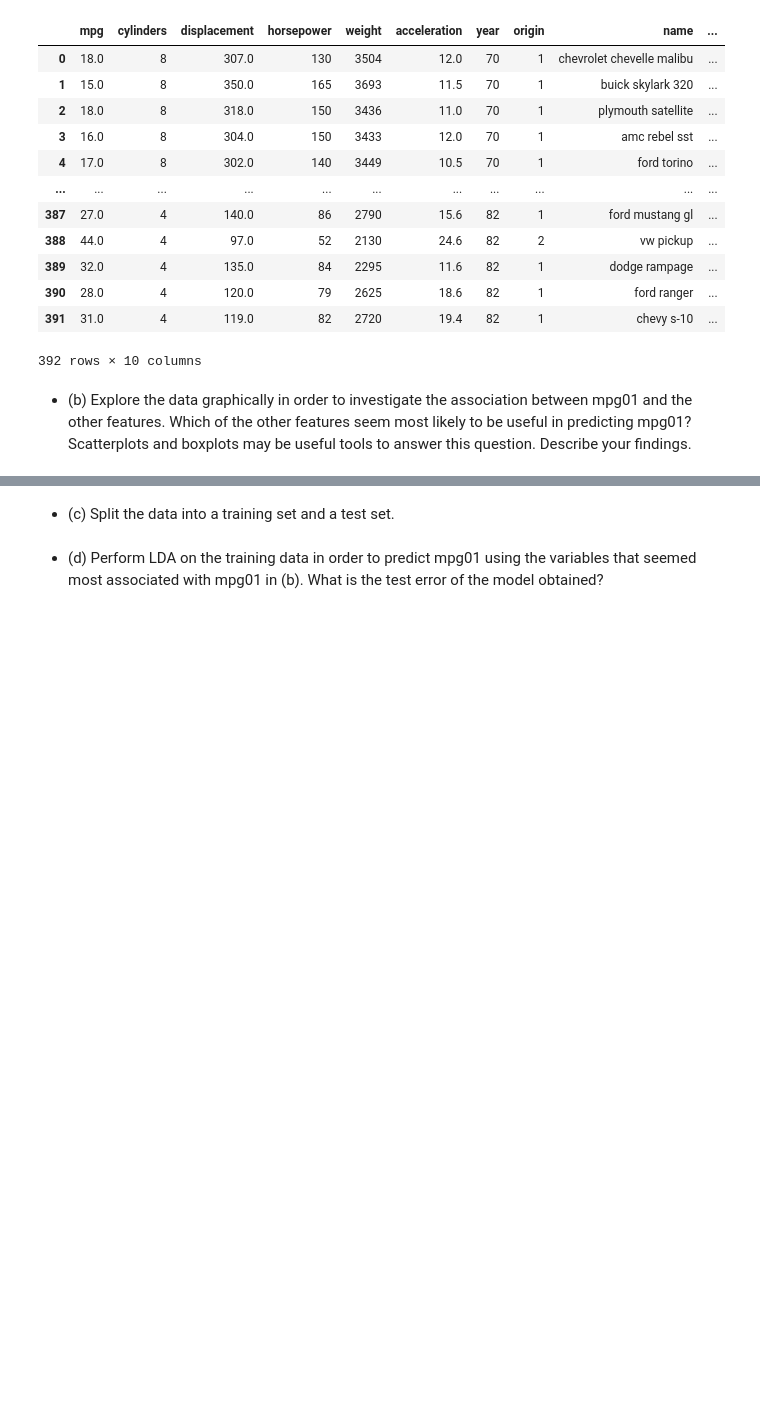
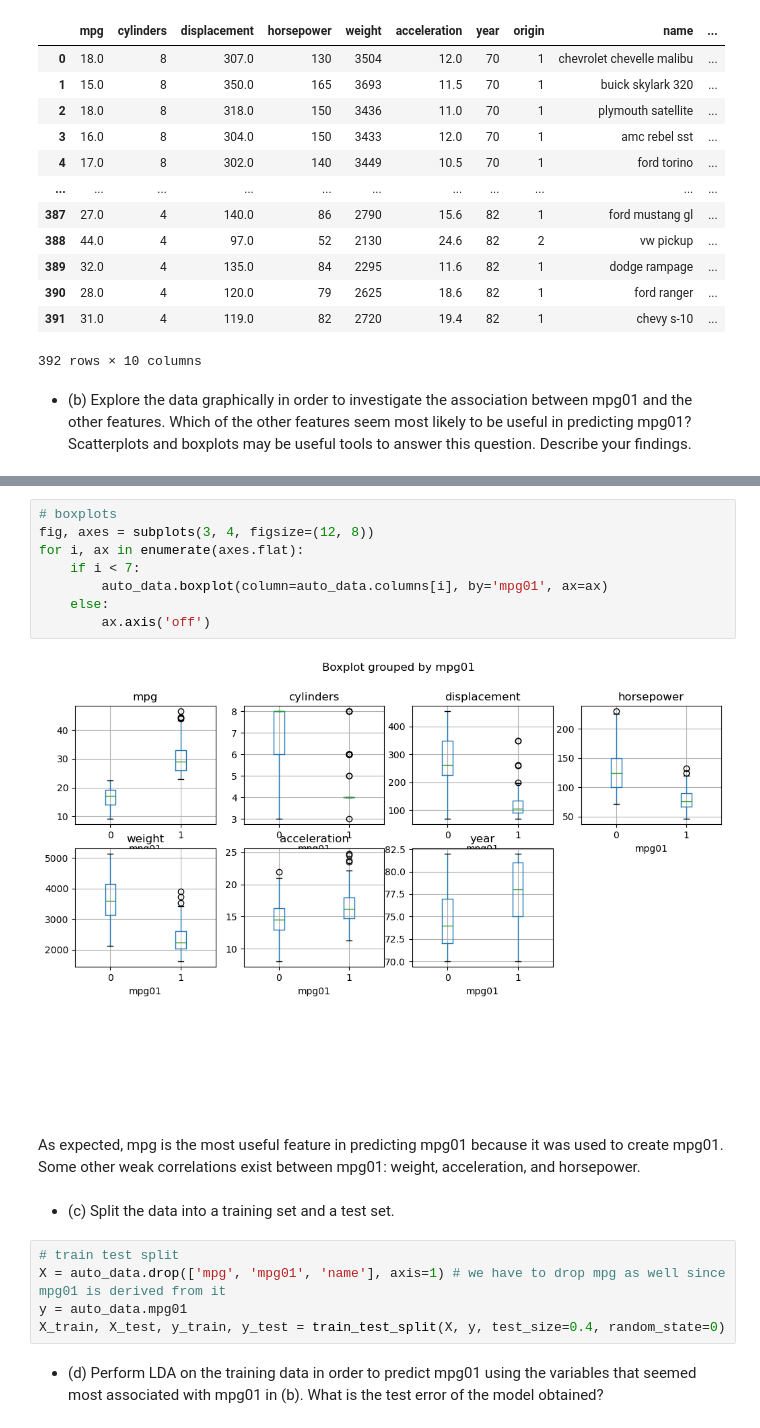
Before and after one commit to cake-dev/AdvDataScience, a Jupyter notebook: ch4hw.ipynb, the cells around one changed output, grey strips where cells are left out. Cells and saved outputs as stored; diff of their text form; blank space fills up the shorter version.

```diff
--- a/ch4hw.ipynb
+++ b/ch4hw.ipynb
@@ -372,5 +371,22 @@ TypeError: no numeric data to plot
+# %%
+# boxplots
+fig, axes = subplots(3, 4, figsize=(12, 8))
+for i, ax in enumerate(axes.flat):
+    if i < 7:
+        auto_data.boxplot(column=auto_data.columns[i], by='mpg01', ax=ax)
+    else:
+        ax.axis('off')
+# %% [output]
+[figure, added]
+# %% [markdown]
+As expected, mpg is the most useful feature in predicting mpg01 because it was used to create mpg01. Some other weak correlations exist between mpg01: weight, acceleration, and horsepower.
 # %% [markdown]
 - (c) Split the data into a training set and a test set.
+# %%
+# train test split
+X = auto_data.drop(['mpg', 'mpg01', 'name'], axis=1) # we have to drop mpg as well since mpg01 is derived from it
+y = auto_data.mpg01
+X_train, X_test, y_train, y_test = train_test_split(X, y, test_size=0.4, random_state=0)
 # %% [markdown]
 - (d) Perform LDA on the training data in order to predict mpg01
 using the variables that seemed most associated with mpg01 in
```
Also changed, not shown: parts of 11 cells of this notebook, 1 other file.
